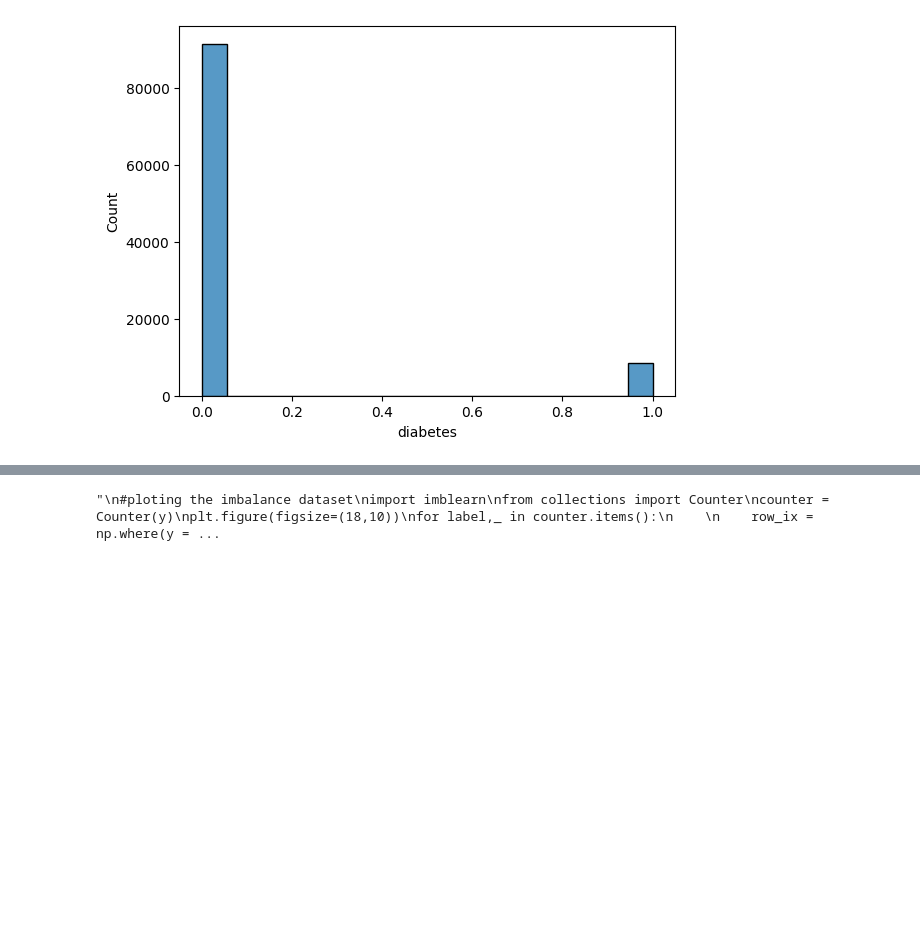
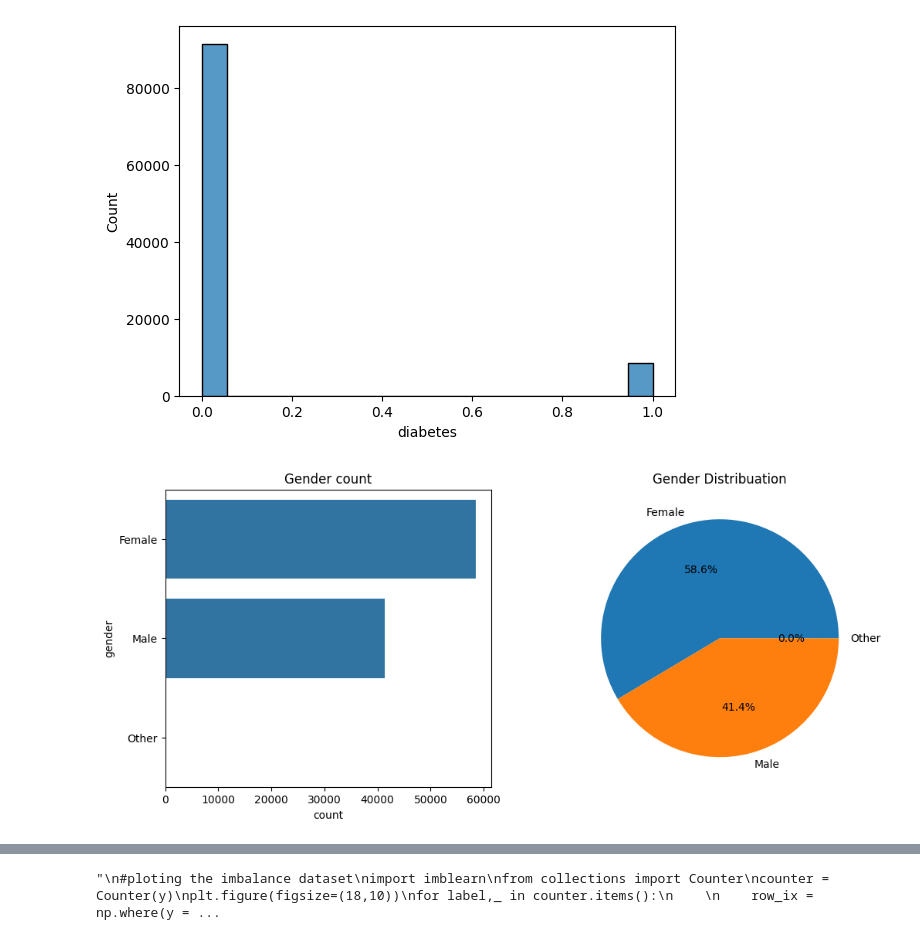
Before and after one commit to Tafique-Hossain-khan/HealthcarePredictor, a Jupyter notebook: notebook/Diabetes.ipynb, the cells around one changed output, grey strips where cells are left out. Cells and saved outputs as stored; diff of their text form; code cells hidden in the pictures; blank space fills up the shorter version.

```diff
--- a/notebook/Diabetes.ipynb
+++ b/notebook/Diabetes.ipynb
@@ -26,3 +45,6 @@ df.head()
+# %%
+df['hypertension'] = df['hypertension'].astype(str)
+df['heart_disease'] = df['heart_disease'].astype(str)
 # %%
 df.isnull().sum()
 # %% [output]
@@ -78,3 +104,17 @@ sns.histplot(df['diabetes'])
 # %% [output]
 <Axes: xlabel='diabetes', ylabel='Count'>
 [figure]
+# %%
+fig,axis = plt.subplots(1,2,figsize=(12,5))
+sns.countplot(df['gender'],ax=axis[0])
+axis[0].set_title("Gender count")
+
+gender_count = df['gender'].value_counts()
+label = gender_count.index
+data = gender_count.values
+axis[1].pie(x=data,labels=label,autopct="%1.1f%%")
+axis[1].set_title("Gender Distribuation")
+
+plt.show()
+# %% [output]
+[figure, added]
```
Also changed, not shown: parts of 11 cells of this notebook.
